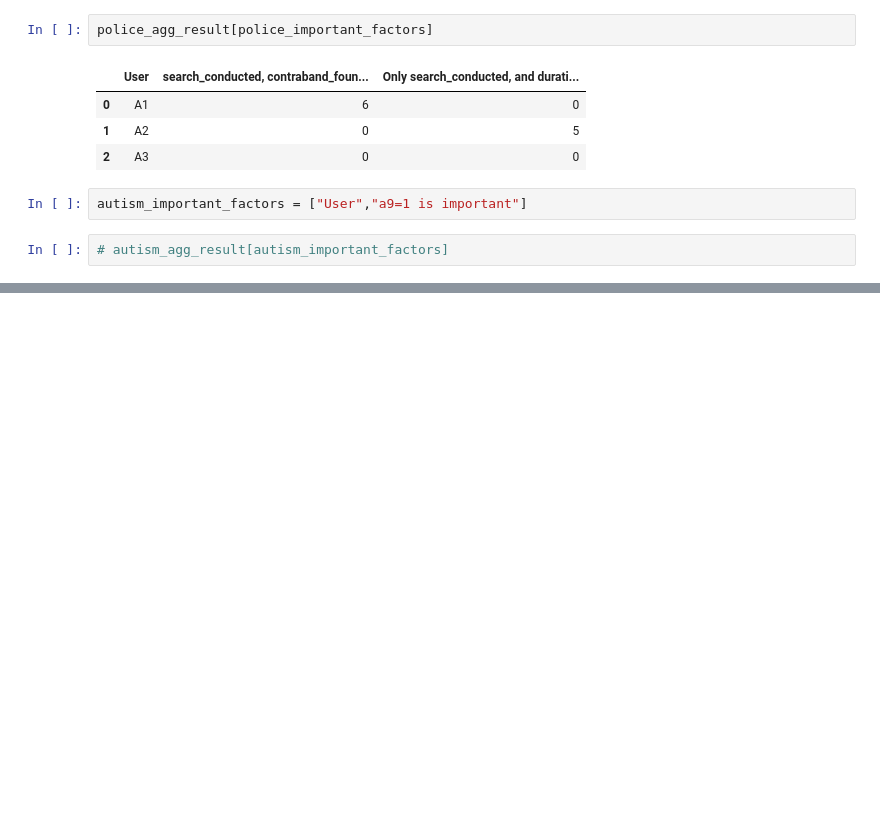
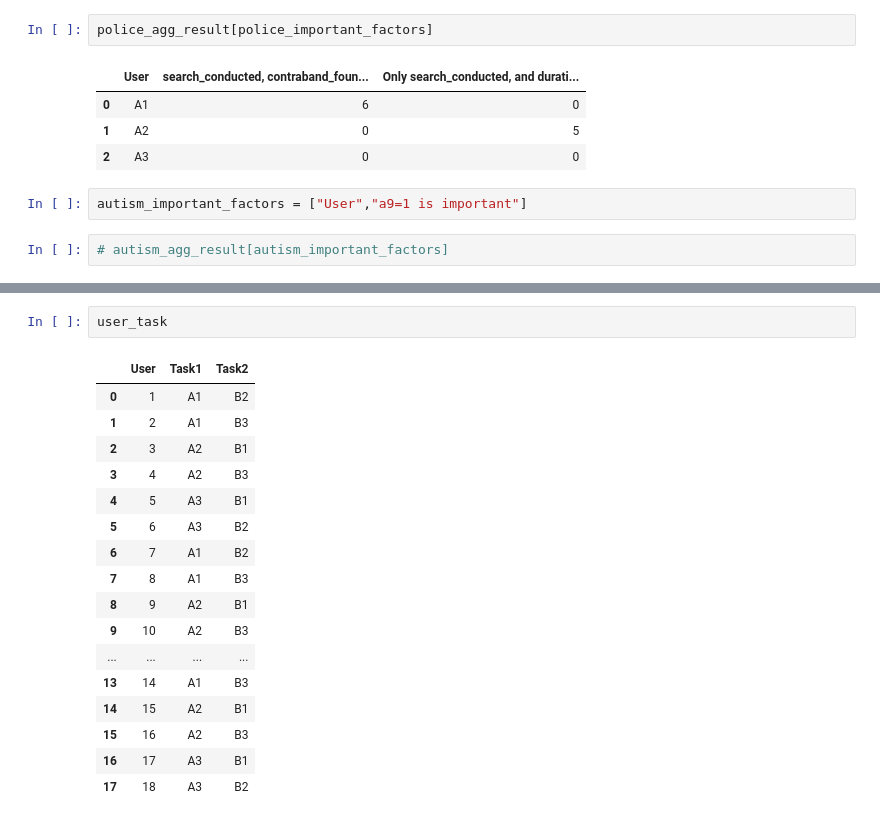
Before and after one commit to dorisjlee/viz-summarization, a Jupyter notebook: ipynb/User Study Results and Paper Statistics.ipynb, the cells around one changed output, grey strips where cells are left out. Saved outputs shown, nothing was run; the diff lists cells and outputs as text; blank space fills up the shorter version.

```diff
--- a/ipynb/User Study Results and Paper Statistics.ipynb
+++ b/ipynb/User Study Results and Paper Statistics.ipynb
@@ -626,0 +624,20 @@ misleading=["all the 0s have high skew towards NO and all 1s have about equal ra
+# %%
+user_task
+# %% [output]
+|  | User | Task1 | Task2 |
+| 0 | 1 | A1 | B2 |
+| 1 | 2 | A1 | B3 |
+| 2 | 3 | A2 | B1 |
+| 3 | 4 | A2 | B3 |
+| 4 | 5 | A3 | B1 |
+| 5 | 6 | A3 | B2 |
+| 6 | 7 | A1 | B2 |
+| 7 | 8 | A1 | B3 |
+| 8 | 9 | A2 | B1 |
+| 9 | 10 | A2 | B3 |
+| ... | ... | ... | ... |
+| 13 | 14 | A1 | B3 |
+| 14 | 15 | A2 | B1 |
+| 15 | 16 | A2 | B3 |
+| 16 | 17 | A3 | B1 |
+| 17 | 18 | A3 | B2 |
```
Also changed, not shown: parts of 8 cells of this notebook, 10 other files.
